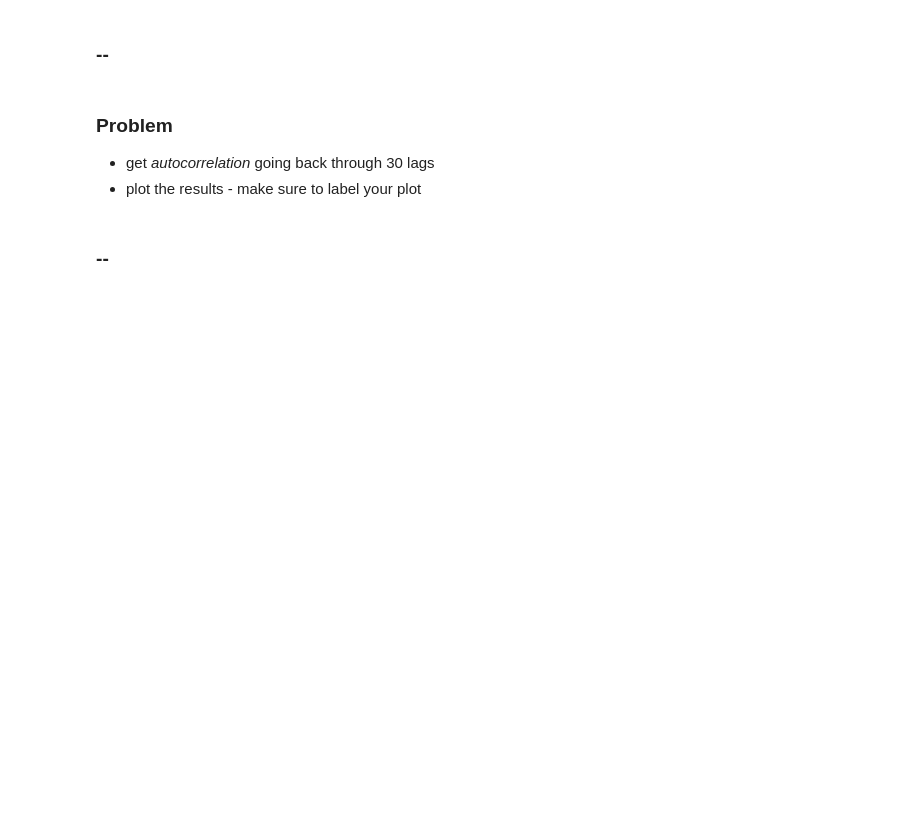
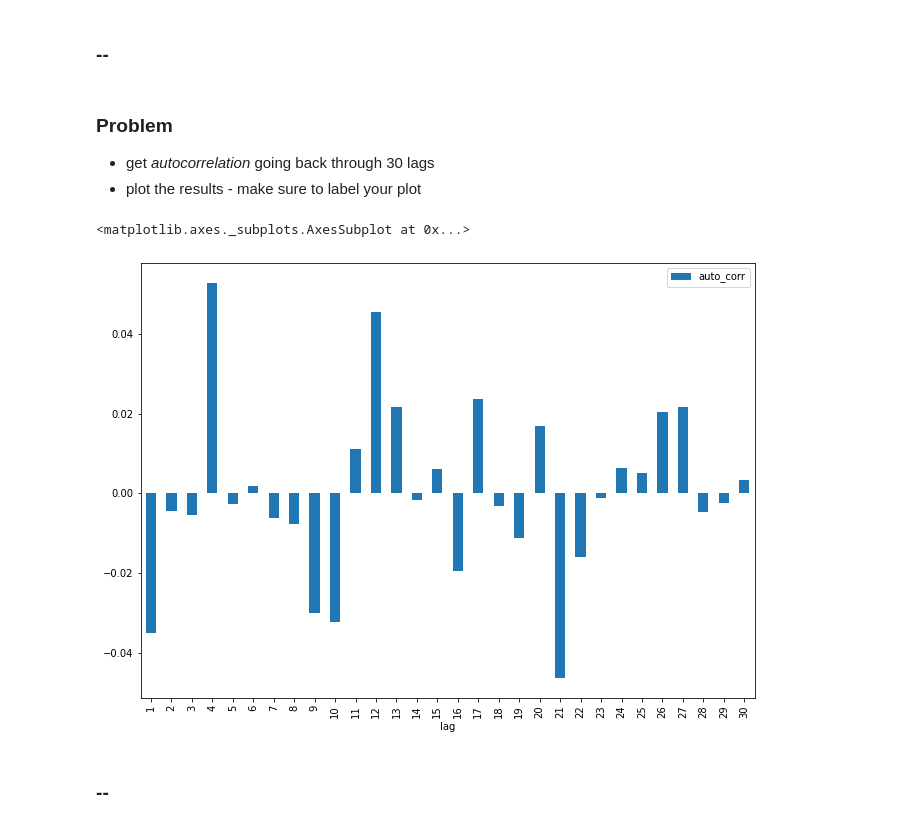
Before and after one commit to lermana/python_fundamentals, a Jupyter notebook: time_series/time_series_forecasting.ipynb, the cells around one changed output. Saved outputs shown, nothing was run; the diff lists cells and outputs as text; code cells hidden in the pictures; blank space fills up the shorter version.

```diff
--- a/time_series/time_series_forecasting.ipynb
+++ b/time_series/time_series_forecasting.ipynb
@@ -131,3 +148,16 @@ aapl_df.return_daily.rename("t"
+# %%
+auto_corrs = pd.Series(auto_corrs)
+# %%
+auto_corrs = auto_corrs.to_frame()
+# %%
+auto_corrs.index.name = "lag"
+# %%
+auto_corrs.columns = ["auto_corr"]
+# %%
+auto_corrs.plot.bar(figsize=(11, 8))
+# %% [output]
+<matplotlib.axes._subplots.AxesSubplot at 0x...>
+[figure, added]
 # %% [markdown]
 ### --
 # %% [markdown]
```
Also changed, not shown: parts of 38 cells of this notebook.
